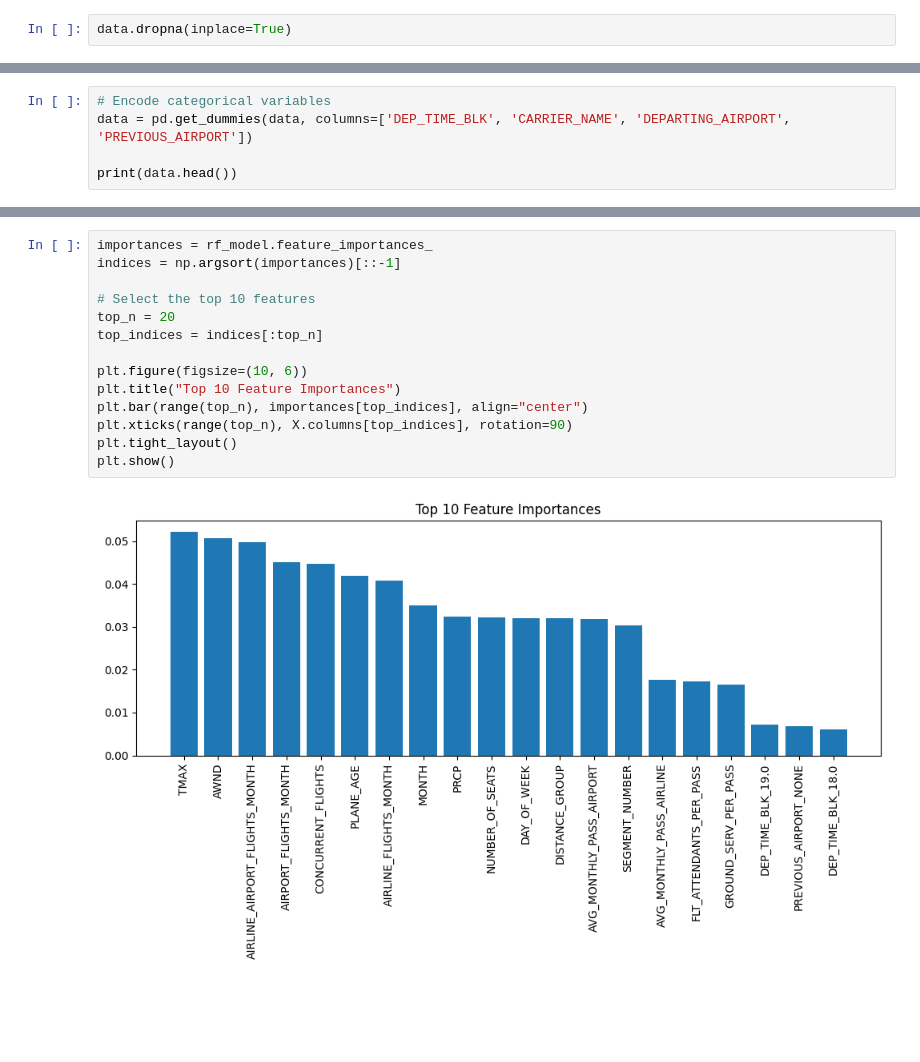
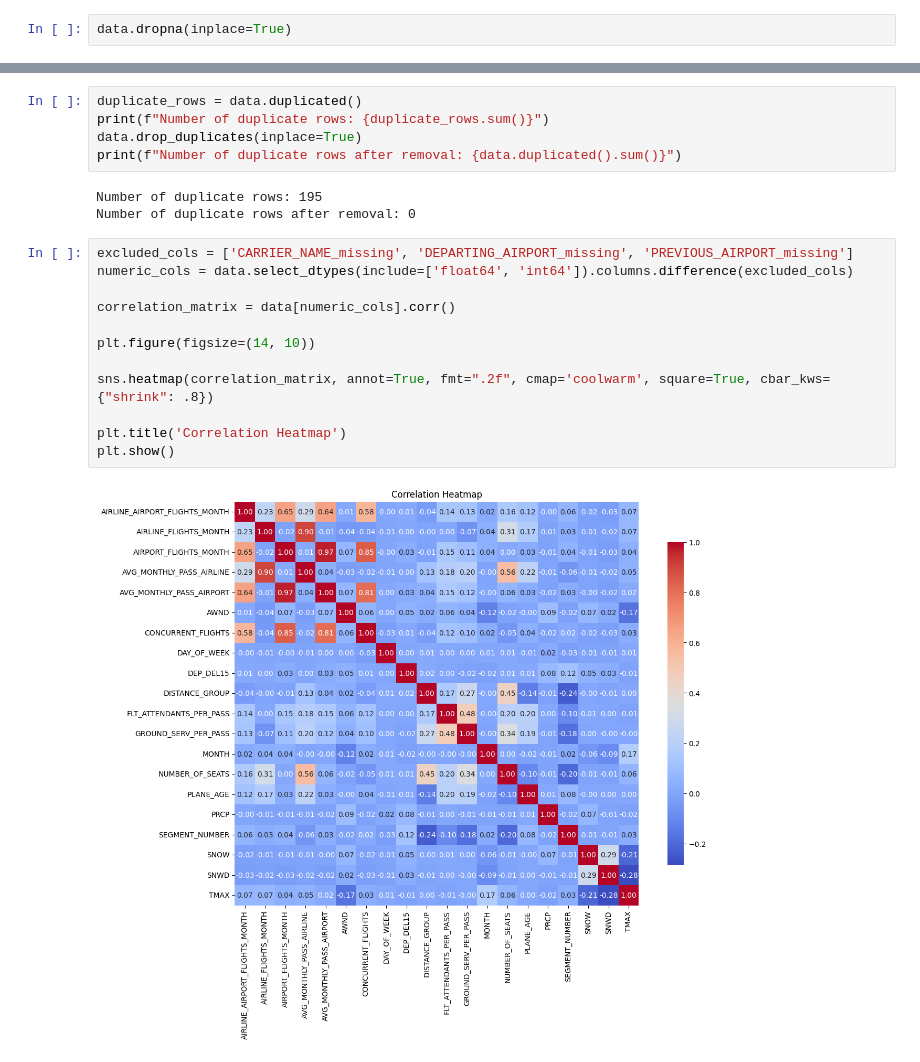
Before and after one commit to quangvinhlee/flight-delay, a Jupyter notebook: MachineLearning/src/flightDelay.ipynb, the cells around one changed output, grey strips where cells are left out. Saved outputs shown, nothing was run; the diff lists cells and outputs as text; blank space fills up the shorter version.

```diff
--- a/MachineLearning/src/flightDelay.ipynb
+++ b/MachineLearning/src/flightDelay.ipynb
@@ -271,5 +95,0 @@ plt.show()
-# %%
-# Encode categorical variables
-data = pd.get_dummies(data, columns=['DEP_TIME_BLK', 'CARRIER_NAME', 'DEPARTING_AIRPORT', 'PREVIOUS_AIRPORT'])
-
-print(data.head())
@@ -452,16 +96,22 @@ plt.show()
-# %%
-importances = rf_model.feature_importances_
-indices = np.argsort(importances)[::-1]
-
-# Select the top 10 features
-top_n = 20
-top_indices = indices[:top_n]
-
-plt.figure(figsize=(10, 6))
-plt.title("Top 10 Feature Importances")
-plt.bar(range(top_n), importances[top_indices], align="center")
-plt.xticks(range(top_n), X.columns[top_indices], rotation=90)
-plt.tight_layout()
-plt.show()
-# %% [output]
-[figure, removed]
+# %%
+duplicate_rows = data.duplicated()
+print(f"Number of duplicate rows: {duplicate_rows.sum()}")
+data.drop_duplicates(inplace=True)
+print(f"Number of duplicate rows after removal: {data.duplicated().sum()}")
+# %% [output]
+Number of duplicate rows: 195
+Number of duplicate rows after removal: 0
+# %%
+excluded_cols = ['CARRIER_NAME_missing', 'DEPARTING_AIRPORT_missing', 'PREVIOUS_AIRPORT_missing']
+numeric_cols = data.select_dtypes(include=['float64', 'int64']).columns.difference(excluded_cols)
+
+correlation_matrix = data[numeric_cols].corr()
+
+plt.figure(figsize=(14, 10))
+
+sns.heatmap(correlation_matrix, annot=True, fmt=".2f", cmap='coolwarm', square=True, cbar_kws={"shrink": .8})
+
+plt.title('Correlation Heatmap')
+plt.show()
+# %% [output]
+[figure, added]
```
Also changed, not shown: parts of 70 cells of this notebook, 11 other files.
